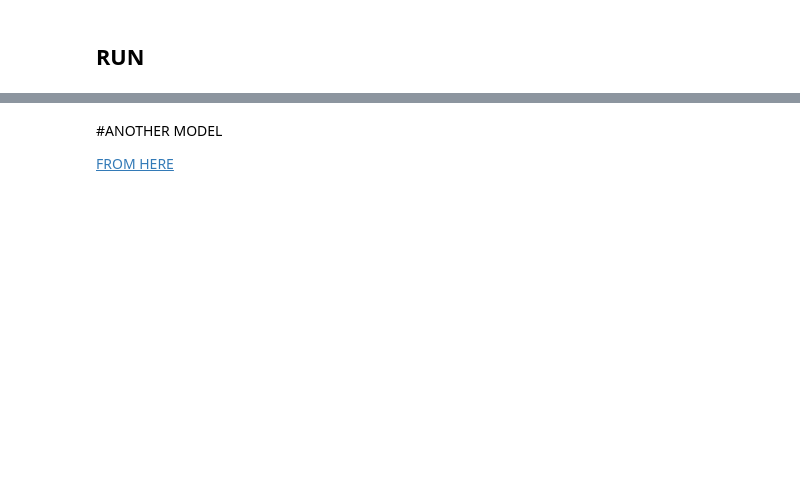
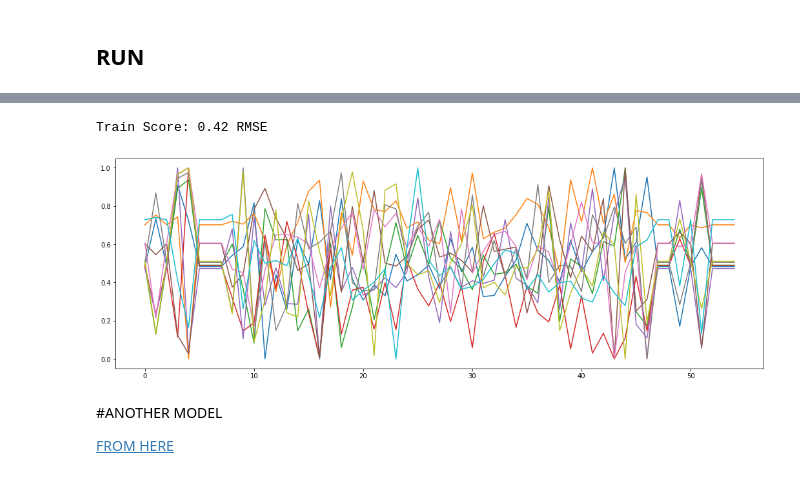
Before and after one commit to dcolinmorgan/prediction, a Jupyter notebook: LTRC_TS_LSTM.ipynb, the cells around one changed output, grey strips where cells are left out. Saved outputs shown, nothing was run; the diff lists cells and outputs as text; code cells hidden in the pictures; blank space fills up the shorter version.

```diff
--- a/LTRC_TS_LSTM.ipynb
+++ b/LTRC_TS_LSTM.ipynb
@@ -835,3 +841,10 @@ pred=pred.reset_index
+# %%
+trainScore = math.sqrt(mean_squared_error(t2data[40:50], pred_list))
+print('Train Score: %.2f RMSE' % (trainScore))
+# %% [output]
+Train Score: 0.42 RMSE
 # %%
-plt.figure(figsize=(18, 4))
-w=plt.plot(pred.iloc[:,0:10])
+plt.figure(figsize=(18, 6))
+w=plt.plot(t2data[:,:10])#.iloc[0:42,0:9])
+# %% [output]
+[figure, added]
```
Also changed, not shown: parts of 30 cells of this notebook.
